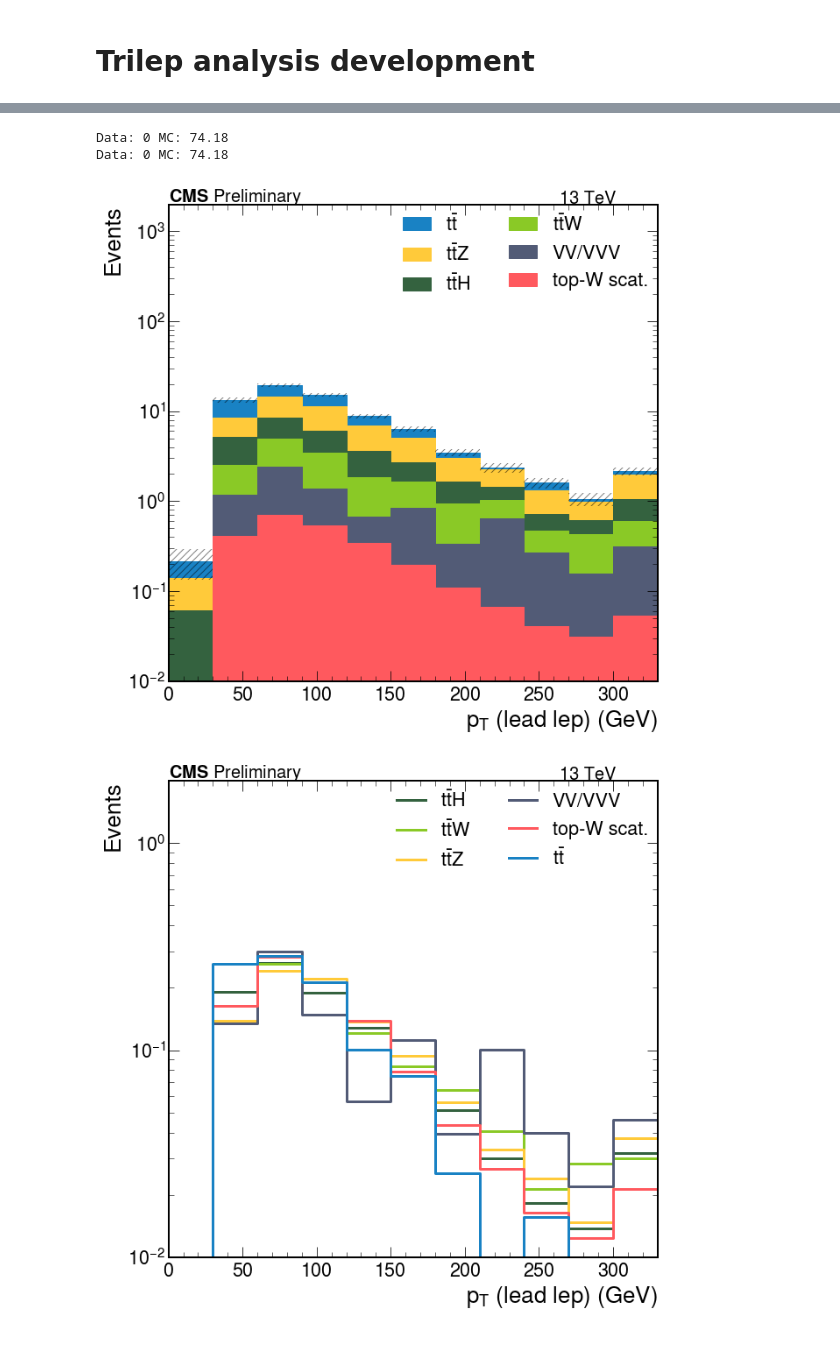
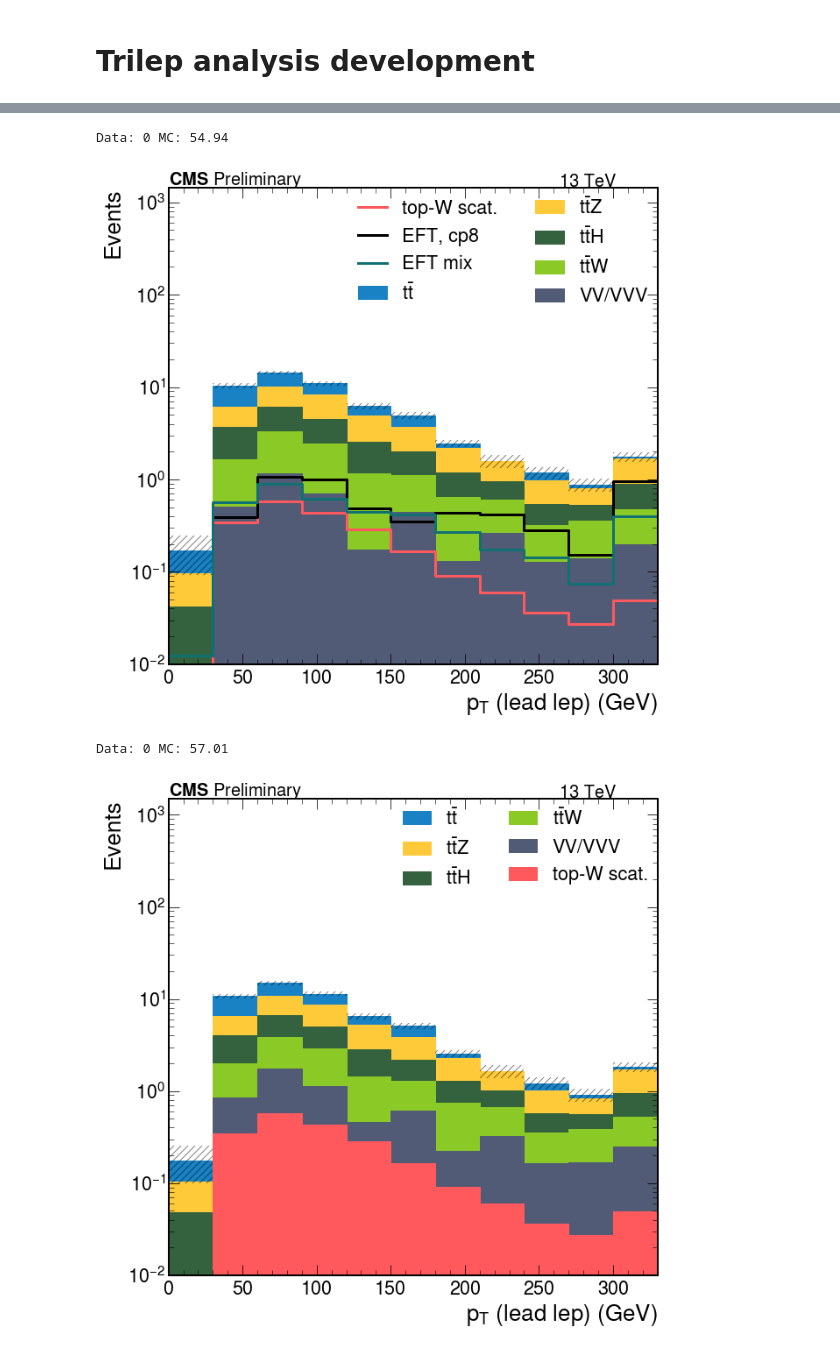
Before and after one commit to danbarto/tW_scattering, a Jupyter notebook: notebooks/trilep_analysis.ipynb, the cells around one changed output, grey strips where cells are left out. Cells and saved outputs as stored; diff of their text form; code cells hidden in the pictures.

Commit message:
makePlots interface

```diff
--- a/notebooks/trilep_analysis.ipynb
+++ b/notebooks/trilep_analysis.ipynb
@@ -20,19 +23,21 @@ from processor.default_accumulators import desired_output, add_processes_to_outp
 from Tools.samples import fileset_2018, fileset_2018_small
 
 overwrite = False
+year      = 2018
+small     = False
 
 # load the config and the cache
 cfg = loadConfig()
 
 cacheName = 'trilep_analysis'
+if small: cacheName += '_small'
+
 cache = dir_archive(os.path.join(os.path.expandvars(cfg['caches']['base']), cacheName), serialized=True)
-
-year = 2018
 
 fileset = {
     'topW_v3': fileset_2018['topW_v3'],
-    #'topW_EFT_cp8': fileset_2018['topW_EFT_cp8'],
-    #'topW_EFT_mix': fileset_2018['topW_EFT_mix'],
+    'topW_EFT_cp8': fileset_2018['topW_EFT_cp8'],
+    'topW_EFT_mix': fileset_2018['topW_EFT_mix'],
     'TTW': fileset_2018['TTW'],
     'TTZ': fileset_2018['TTZ'],
     'TTH': fileset_2018['TTH'],
@@ -40,6 +45,8 @@ fileset = {
     'ttbar': fileset_2018['top2l'],
     'DY': fileset_2018['DY'],
 }
+
+fileset = make_small(fileset, small, n_max=1)  # run over just one file each if small is set to true
 
 # add all processes to output so that the cutflow doesn't fail
 add_processes_to_output(fileset, desired_output)
@@ -159,36 +170,47 @@ eta_bins = hist.Bin('eta', r'$\eta $', 25, -5.0, 5.0)
 
 my_labels = {
     'topW_v3': 'top-W scat.',
+    'topW_EFT_cp8': 'EFT, cp8',
+    'topW_EFT_mix': 'EFT mix',
     'TTZ': r'$t\bar{t}Z$',
     'TTW': r'$t\bar{t}W$',
     'TTH': r'$t\bar{t}H$',
     'diboson': 'VV/VVV',
     'ttbar': r'$t\bar{t}$',
+    'DY': 'Drell-Yan',
 }
 
 my_colors = {
     'topW_v3': '#FF595E',
+    'topW_EFT_cp8': '#000000',
+    'topW_EFT_mix': '#0F7173',
     'TTZ': '#FFCA3A',
     'TTW': '#8AC926',
     'TTH': '#34623F',
     'diboson': '#525B76',
     'ttbar': '#1982C4',
+    'DY': '#6A4C93',
 }
+# %%
+makePlot(output, 'lead_lep', 'pt',
+         data=[],
+         bins=pt_bins_coarse, log=True, normalize=False, axis_label=r'$p_{T}$ (lead lep) (GeV)',
+         new_colors=my_colors, new_labels=my_labels,
+         order=['diboson', 'TTW', 'TTH', 'TTZ', 'ttbar'],
+         signals=['topW_v3', 'topW_EFT_cp8', 'topW_EFT_mix'],
+        )
+# %% [output]
+Data: 0 MC: 54.94
+[figure, added]
 # %%
 makePlot(output, 'lead_lep', 'pt',
-         data_sel=None,
+         data=[],
          bins=pt_bins_coarse, log=True, normalize=False, axis_label=r'$p_{T}$ (lead lep) (GeV)',
          new_colors=my_colors, new_labels=my_labels,
          order=['topW_v3', 'diboson', 'TTW', 'TTH', 'TTZ', 'ttbar'],
+         signals=[],
+         omit=['topW_EFT_cp8', 'topW_EFT_mix'],
         )
-makePlot(output, 'lead_lep', 'pt',
-         data_sel=None,
-         shape=True,
-         bins=pt_bins_coarse, log=True, normalize=False, axis_label=r'$p_{T}$ (lead lep) (GeV)',
-         new_colors=my_colors, new_labels=my_labels,
-        )
 # %% [output]
-Data: 0 MC: 74.18
-Data: 0 MC: 74.18
+Data: 0 MC: 57.01
-[figure, old version]
+[figure, new version]
-[figure, removed]
```
Also changed, not shown: parts of 8 cells of this notebook, 4 other files.
